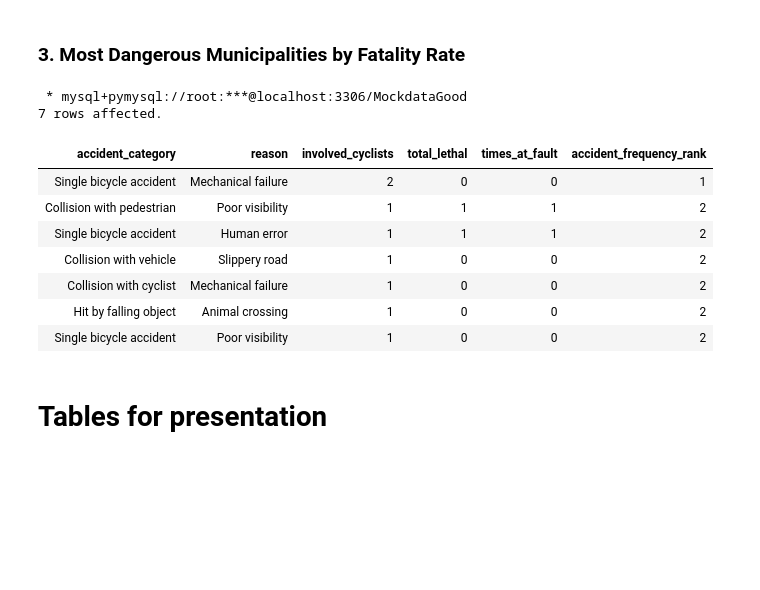
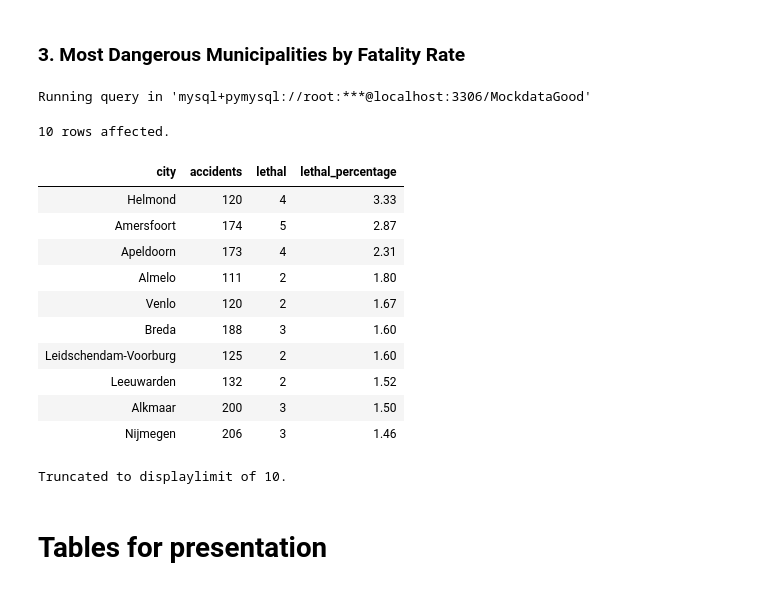
Before and after one commit to almadav0010/Databases_BikeAccidents, a Jupyter notebook: Week3/input_data.ipynb, the cells around one changed output. Cells and saved outputs as stored; diff of their text form; code cells hidden in the pictures; blank space fills up the shorter version.

```diff
--- a/Week3/input_data.ipynb
+++ b/Week3/input_data.ipynb
@@ -552,24 +551,28 @@ Truncated to displaylimit of 10.
 # %%
 %%sql
 SELECT city,
        accidents,
        lethal,
-       ROUND(100 * lethal / accidents, 2) AS lethal_pct
+       ROUND(100 * lethal / accidents, 2) AS lethal_percentage
 FROM CityCountsSnapshot
 WHERE accidents >= 100
-ORDER BY lethal_pct DESC, accidents DESC
+ORDER BY lethal_percentage DESC, accidents DESC
 LIMIT 10;
 # %% [output]
- * mysql+pymysql://root:***@localhost:3306/MockdataGood
-7 rows affected.
+Running query in 'mysql+pymysql://root:***@localhost:3306/MockdataGood'
+10 rows affected.
-| accident_category | reason | involved_cyclists | total_lethal | times_at_fault | accident_frequency_rank |
-| Single bicycle accident | Mechanical failure | 2 | 0 | 0 | 1 |
-| Collision with pedestrian | Poor visibility | 1 | 1 | 1 | 2 |
-| Single bicycle accident | Human error | 1 | 1 | 1 | 2 |
-| Collision with vehicle | Slippery road | 1 | 0 | 0 | 2 |
-| Collision with cyclist | Mechanical failure | 1 | 0 | 0 | 2 |
-| Hit by falling object | Animal crossing | 1 | 0 | 0 | 2 |
-| Single bicycle accident | Poor visibility | 1 | 0 | 0 | 2 |
+| city | accidents | lethal | lethal_percentage |
+| Helmond | 120 | 4 | 3.33 |
+| Amersfoort | 174 | 5 | 2.87 |
+| Apeldoorn | 173 | 4 | 2.31 |
+| Almelo | 111 | 2 | 1.80 |
+| Venlo | 120 | 2 | 1.67 |
+| Breda | 188 | 3 | 1.60 |
+| Leidschendam-Voorburg | 125 | 2 | 1.60 |
+| Leeuwarden | 132 | 2 | 1.52 |
+| Alkmaar | 200 | 3 | 1.50 |
+| Nijmegen | 206 | 3 | 1.46 |
+Truncated to displaylimit of 10.
 # %% [markdown]
 # Tables for presentation
 # %% [markdown]
```
Also changed, not shown: parts of 10 cells of this notebook, 1 other file.
